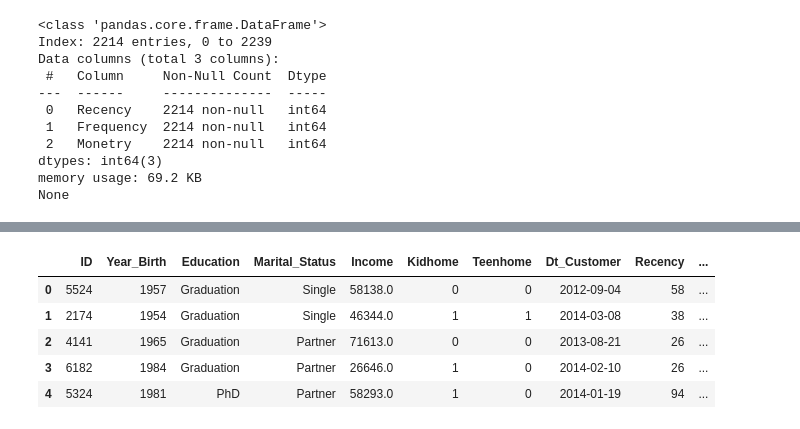
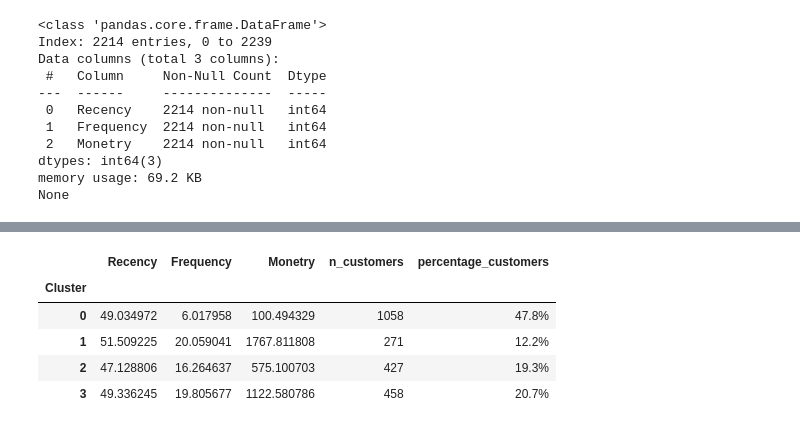
Before and after one commit to annugit1655/Customer-Personality-Analysis-with-CLTV, a Jupyter notebook: notebooks/customer-personality-analysis.ipynb, the cells around one changed output, grey strips where cells are left out. Saved outputs shown, nothing was run; the diff lists cells and outputs as text; code cells hidden in the pictures.

Commit message:
clustering_analysis

```diff
--- a/notebooks/customer-personality-analysis.ipynb
+++ b/notebooks/customer-personality-analysis.ipynb
@@ -379,7 +369,7 @@ See the caveats in the documentation: https://pandas.pydata.org/pandas-docs/stab
 
 Aggregate the expenses across all product categories to compute each customer's total expenditure.
 # %%
-customer_df['Monetry'] = (
+customer_df.loc[:, 'Monetry'] = (
     customer_df['MntFishProducts'] + customer_df['MntGoldProds'] +
     customer_df['MntFruits'] + customer_df['MntMeatProducts'] +
     customer_df['MntSweetProducts'] + customer_df['MntWines']
@@ -395,7 +385,7 @@ See the caveats in the documentation: https://pandas.pydata.org/pandas-docs/stab
 
 Use features like `NumWebPurchases`, `NumCatalogPurchases`, and `NumStorePurchases` to compute how often a customer shops across different channels.
 # %%
-customer_df['Frequency'] = (
+customer_df.loc[:, 'Frequency'] = (
     customer_df['NumCatalogPurchases'] +
     customer_df['NumStorePurchases'] +
     customer_df['NumWebPurchases']
@@ -414,7 +404,7 @@ Computing how many months each customer has been connected to the company based
 reference_date = pd.to_datetime('2015-01-01')
 
 # Calculate tenure in months
-customer_df['Tenure'] = ((reference_date - customer_df['Dt_Customer'])/ pd.Timedelta(days=30)).astype(int)
+customer_df.loc[:, 'Tenure'] = ((reference_date - customer_df['Dt_Customer'])/ pd.Timedelta(days=30)).astype(int)
 # %% [output]
 A value is trying to be set on a copy of a slice from a DataFrame.
 Try using .loc[row_indexer,col_indexer] = value instead
@@ -569,8 +565,8 @@ memory usage: 69.2 KB
 None
 # %%
 #  Total variance = sum of squared distances from mean
-overall_mean = np.mean(rfm_scaled, axis=0)
-total_variance = np.sum((rfm_scaled - overall_mean)**2)
+overall_mean = np.mean(np.array(rfm), axis=0)
+total_variance = np.sum((np.array(rfm) - overall_mean)**2)
 
 # KMeans Clustering with elbow method
 wcss = []                           # Within-Cluster-Sum-of-Squares (WCSS)
@@ -578,7 +574,7 @@ explained_variance = []
 n_cluster = []
 for k in range(1, 11):
     kmeans = KMeans(n_clusters=k, random_state=42)
-    kmeans.fit(rfm_scaled)
+    kmeans.fit(rfm)
     inertia = kmeans.inertia_
     wcss.append(inertia)
     bcss = total_variance - inertia      # between-cluster sum of squares
@@ -598,7 +594,7 @@ display(cluster_df.head())
 fig, ax = plt.subplots(1, 2, figsize=(15, 5))
 # plot no. of clusters with variance explained
 ax[0].plot(range(1, 11), explained_variance, 'bo-')
-ax[0].axhline(y=0.75, color='r', ls='--', label='75% threshold')
+ax[0].axhline(y=0.94, color='r', ls='--', label='94% threshold')
 ax[0].set_xlabel('Number of Clusters (K)', fontsize=12, fontweight='bold')
 ax[0].set_ylabel('Variance Explained (%)', fontsize=12, fontweight='bold')
 ax[0].set_title('Variance Explained by K-means', fontsize=16, fontweight='bold', y=1.04)
@@ -624,17 +620,22 @@ plt.show()
 # %%
-# will choose the smallest k that explains at least 75% of the variance, which is k=4
+# will choose the smallest k that explains at least 94% of the variance, which is k=4
 n_clusters = 4
-kmeans = KMeans(n_clusters=n_clusters, random_state=42).fit(rfm_scaled)
-y = kmeans.predict(rfm_scaled)
+kmeans = KMeans(n_clusters=n_clusters, random_state=42)
+y = kmeans.fit_predict(rfm)
 
-# Add cluster labels to the original DataFrame
-customer_df['Cluster'] = y
+# Add cluster labels to the DataFrame
+cluster_df = pd.DataFrame(customer_df)
+cluster_df.loc[:,'Cluster'] = y
 
-display(customer_df.head())
+# Interpret Clusters
+cluster_summary = cluster_df.groupby('Cluster')[['Recency', 'Frequency', 'Monetry']].agg('mean')
+cluster_summary['n_customers'] = cluster_df.groupby('Cluster').size()
+cluster_summary['percentage_customers'] = ((cluster_summary['n_customers']/cluster_summary['n_customers'].sum())*100).map(lambda x: f'{x:.1f}%')
+display(cluster_summary)
 # %% [output]
-|  | ID | Year_Birth | Education | Marital_Status | Income | Kidhome | Teenhome | Dt_Customer | Recency | ... |
-| 0 | 5524 | 1957 | Graduation | Single | 58138.0 | 0 | 0 | 2012-09-04 | 58 | ... |
-| 1 | 2174 | 1954 | Graduation | Single | 46344.0 | 1 | 1 | 2014-03-08 | 38 | ... |
-| 2 | 4141 | 1965 | Graduation | Partner | 71613.0 | 0 | 0 | 2013-08-21 | 26 | ... |
-| 3 | 6182 | 1984 | Graduation | Partner | 26646.0 | 1 | 0 | 2014-02-10 | 26 | ... |
-| 4 | 5324 | 1981 | PhD | Partner | 58293.0 | 1 | 0 | 2014-01-19 | 94 | ... |
+|  | Recency | Frequency | Monetry | n_customers | percentage_customers |
+| Cluster |  |  |  |  |  |
+| 0 | 49.034972 | 6.017958 | 100.494329 | 1058 | 47.8% |
+| 1 | 51.509225 | 20.059041 | 1767.811808 | 271 | 12.2% |
+| 2 | 47.128806 | 16.264637 | 575.100703 | 427 | 19.3% |
+| 3 | 49.336245 | 19.805677 | 1122.580786 | 458 | 20.7% |
```
Also changed, not shown: parts of 18 cells of this notebook.
